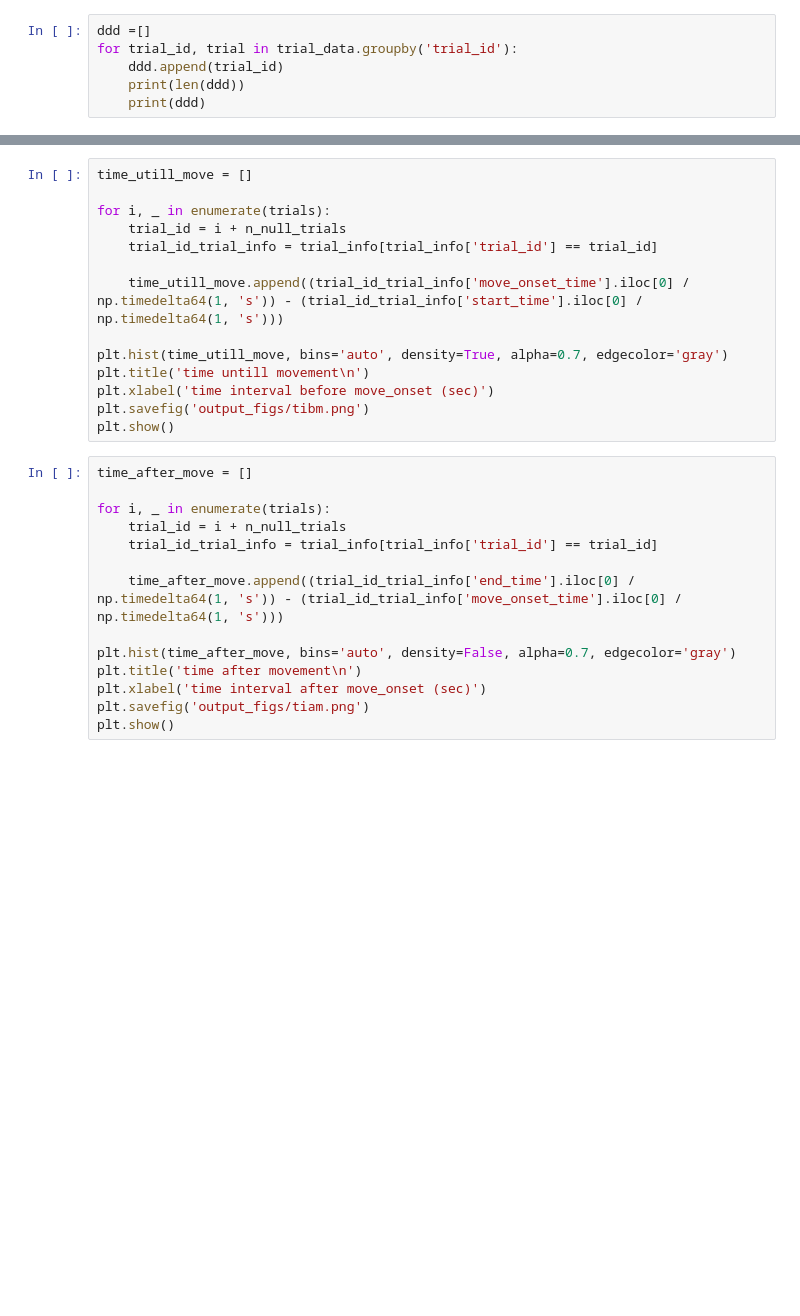
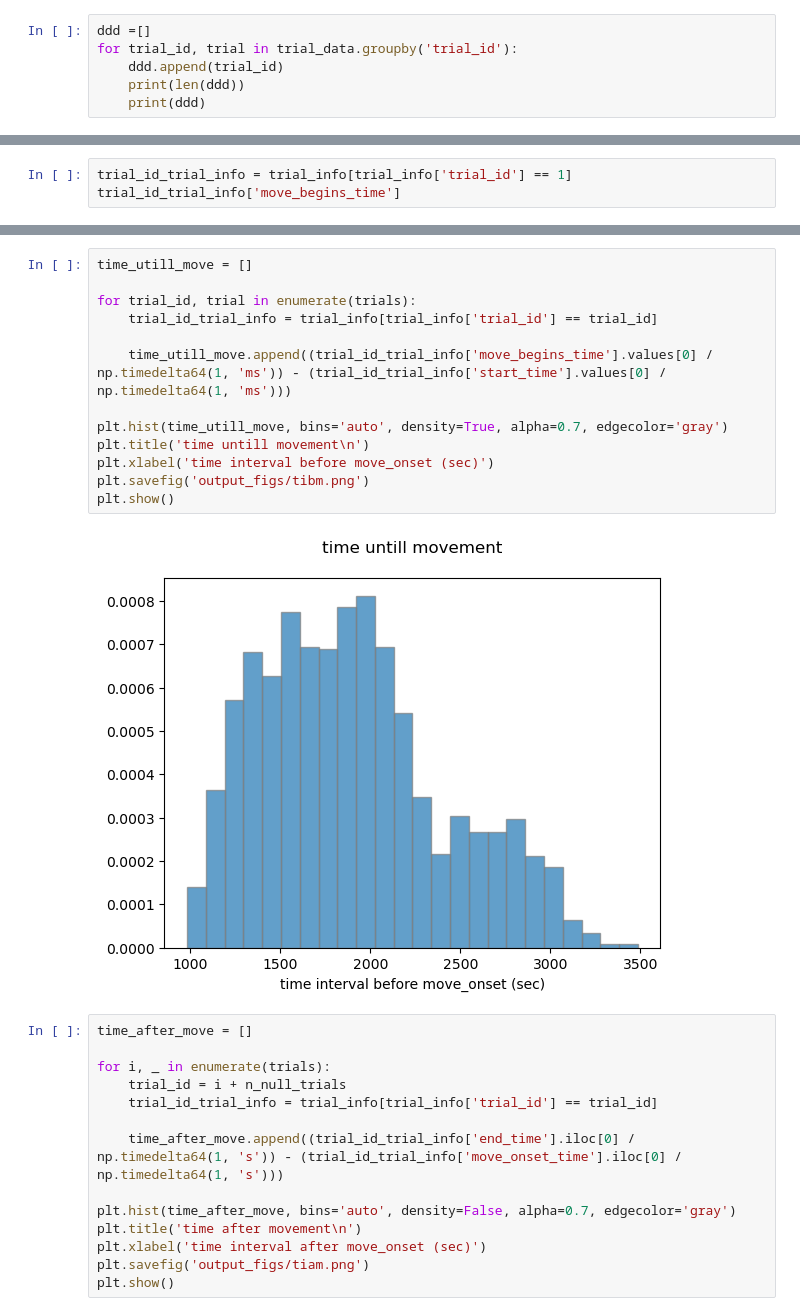
Before and after one commit to mahmoud-elmakki/opium, a Jupyter notebook: process_nwb 2.ipynb, the cells around one changed output, grey strips where cells are left out. Saved outputs shown, nothing was run; the diff lists cells and outputs as text; blank space fills up the shorter version.

```diff
--- a/process_nwb 2.ipynb
+++ b/process_nwb 2.ipynb
@@ -155,0 +211,3 @@ plt.show()
+# %%
+trial_id_trial_info = trial_info[trial_info['trial_id'] == 1]
+trial_id_trial_info['move_begins_time']
@@ -156,17 +217,18 @@ plt.show()
 # %%
 time_utill_move = []
 
-for i, _ in enumerate(trials):
-    trial_id = i + n_null_trials
+for trial_id, trial in enumerate(trials):
     trial_id_trial_info = trial_info[trial_info['trial_id'] == trial_id]
 
-    time_utill_move.append((trial_id_trial_info['move_onset_time'].iloc[0] / np.timedelta64(1, 's')) - (trial_id_trial_info['start_time'].iloc[0] / np.timedelta64(1, 's')))
+    time_utill_move.append((trial_id_trial_info['move_begins_time'].values[0] / np.timedelta64(1, 'ms')) - (trial_id_trial_info['start_time'].values[0] / np.timedelta64(1, 'ms')))
 
 plt.hist(time_utill_move, bins='auto', density=True, alpha=0.7, edgecolor='gray')
 plt.title('time untill movement\n')
 plt.xlabel('time interval before move_onset (sec)')
 plt.savefig('output_figs/tibm.png')
 plt.show()
+# %% [output]
+[figure, added]
 # %%
 time_after_move = []
 
```
Also changed, not shown: parts of 20 cells of this notebook, 2 other files.
